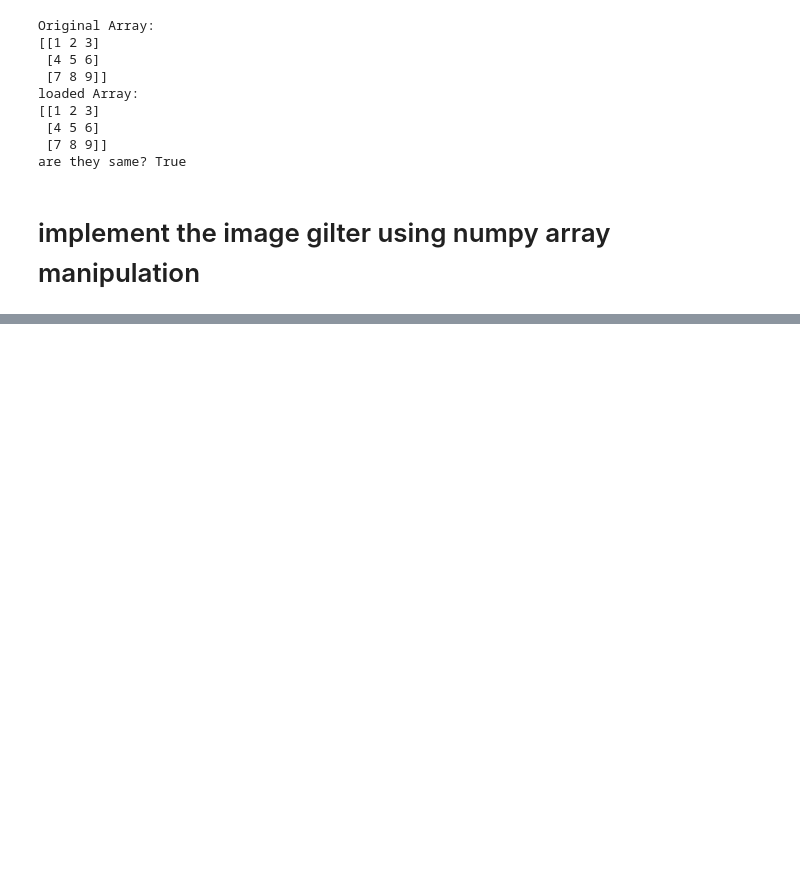
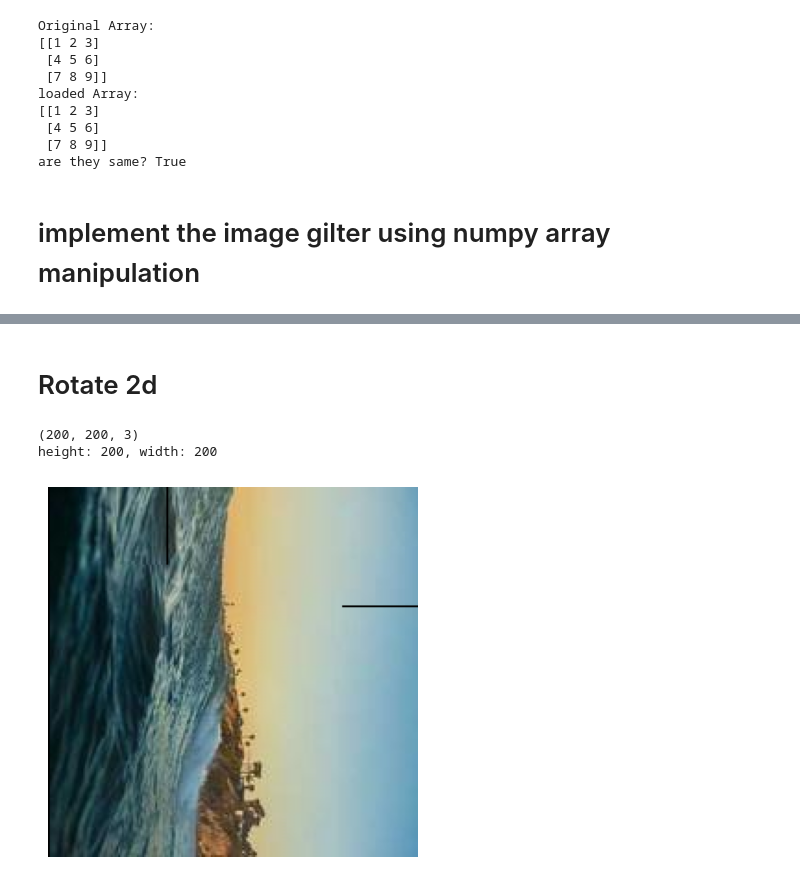
Before and after one commit to Aagaman1229/AI-BOOTCAMP-ASSIGNMENTS, a Jupyter notebook: numpy_assignment.ipynb, the cells around one changed output, grey strips where cells are left out. Saved outputs shown, nothing was run; the diff lists cells and outputs as text; code cells hidden in the pictures; blank space fills up the shorter version.

```diff
--- a/numpy_assignment.ipynb
+++ b/numpy_assignment.ipynb
@@ -95,0 +99,35 @@ Applying filter to the image:
+# %% [markdown]
+# Rotate 2d
+# %%
+angle = 90
+theta = np.radians(angle)
+
+print(image_array.shape)
+height, width = image_array.shape[:2]
+print(f"height: {height}, width: {width}")
+
+rotated = np.zeros_like(image_array)
+# image center
+cx, cy = width // 2, height // 2
+cos_theta = np.cos(theta)
+sin_theta = np.sin(theta)
+
+for i in range(height):
+    for j in range(width):
+        # coordinates relative to center
+        x = j - cx
+        y = i - cy
+        # rotated coordinates
+        x_rot = int(cos_theta * x - sin_theta * y + cx)
+        y_rot = int(sin_theta * x + cos_theta * y + cy)
+        # check bounds
+        if 0 <= x_rot < width and 0 <= y_rot < height:
+            rotated[y_rot, x_rot] = image_array[i, j]
+
+plt.imshow(rotated)
+plt.axis('off')
+plt.show()
+# %% [output]
+(200, 200, 3)
+height: 200, width: 200
+[figure, added]
```
Also changed, not shown: parts of 2 cells of this notebook, 1 other file.
